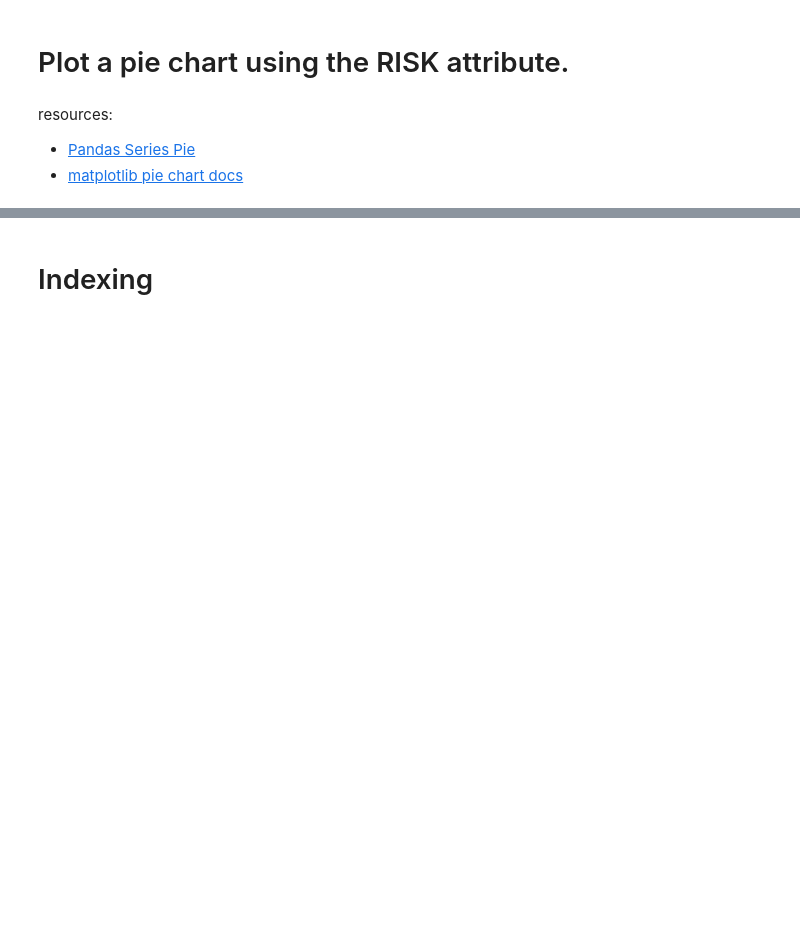
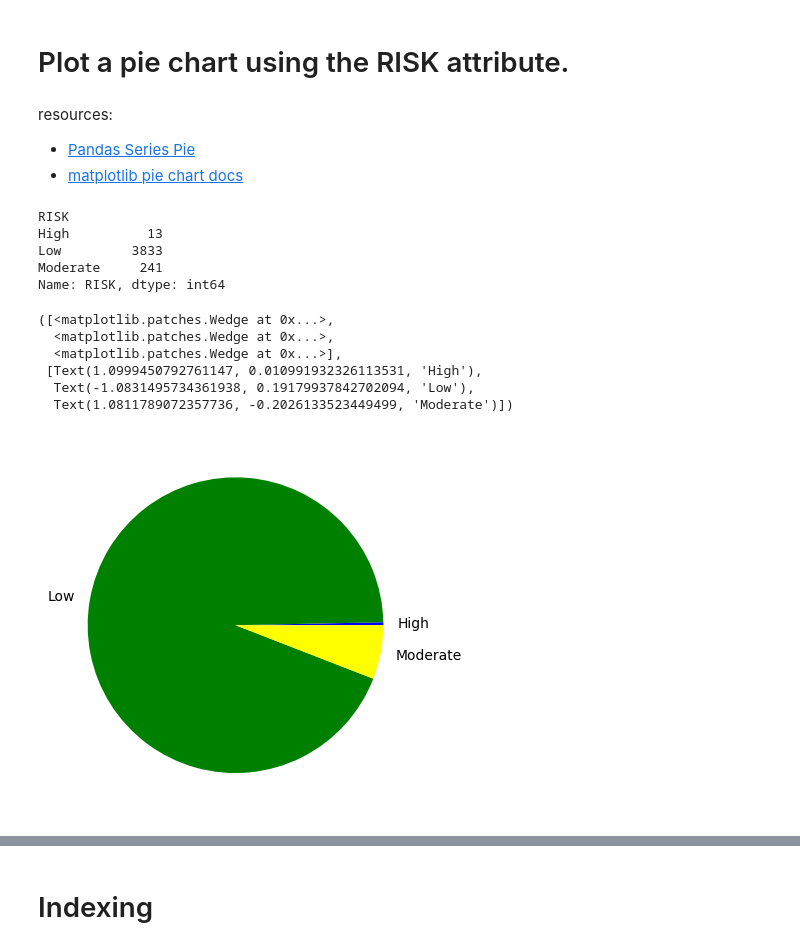
Before and after one commit to deepa-kakade-git/NotebooksWeek7, a Jupyter notebook: CityOfNewarkDETreeSurvey/newark_de_tree_survey.ipynb, the cells around one changed output, grey strips where cells are left out. Drawn from its saved outputs; the diff is of its cells as text; code cells hidden in the pictures; blank space fills up the shorter version.

```diff
--- a/CityOfNewarkDETreeSurvey/newark_de_tree_survey.ipynb
+++ b/CityOfNewarkDETreeSurvey/newark_de_tree_survey.ipynb
@@ -91,6 +197,14 @@ resources:
 # %%
 # How can we determine all of the possible values describing the RISK associated with each tree
 # along with the corresponding row counts?
+srisk=df.groupby(['RISK'])['RISK'].count()
+srisk
+# %% [output]
+RISK
+High          13
+Low         3833
+Moderate     241
+Name: RISK, dtype: int64
 # %%
 # Create an array containing the colors green, yellow, and orange
 # When we create our pie chart, the colors should be associated with the attributes according to the specifications below:
@@ -100,4 +216,13 @@ resources:
 # %%
 # Plot the pie chart here
+plt.pie(srisk.values, labels=srisk.index, colors=['Blue', 'Green', 'Yellow'])
+# %% [output]
+([<matplotlib.patches.Wedge at 0x...>,
+  <matplotlib.patches.Wedge at 0x...>,
+  <matplotlib.patches.Wedge at 0x...>],
+ [Text(1.0999450792761147, 0.010991932326113531, 'High'),
+  Text(-1.0831495734361938, 0.19179937842702094, 'Low'),
+  Text(1.0811789072357736, -0.2026133523449499, 'Moderate')])
+[figure, added]
 # %%
 # How many entries have missing values for the RISK attribute? Why are these values missing?
```
Also changed, not shown: parts of 23 cells of this notebook, 4 other files.
